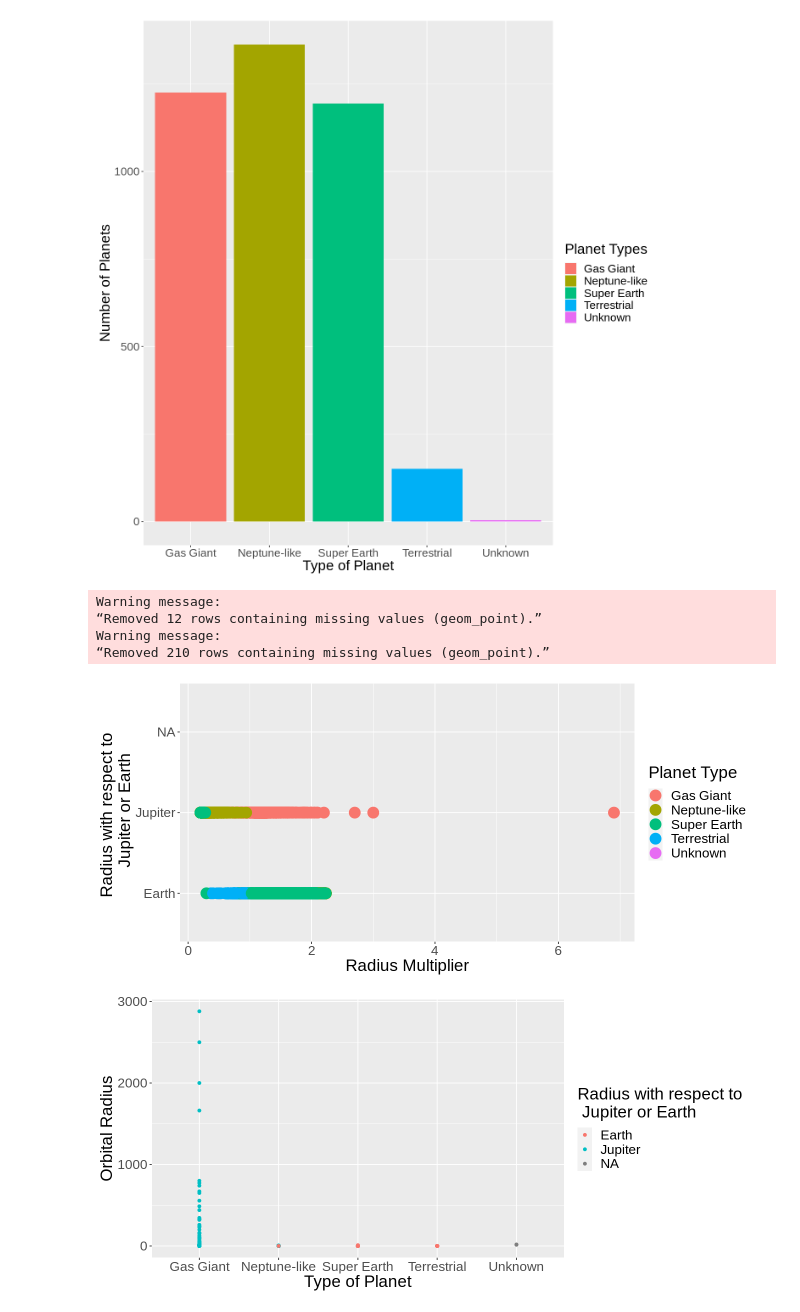
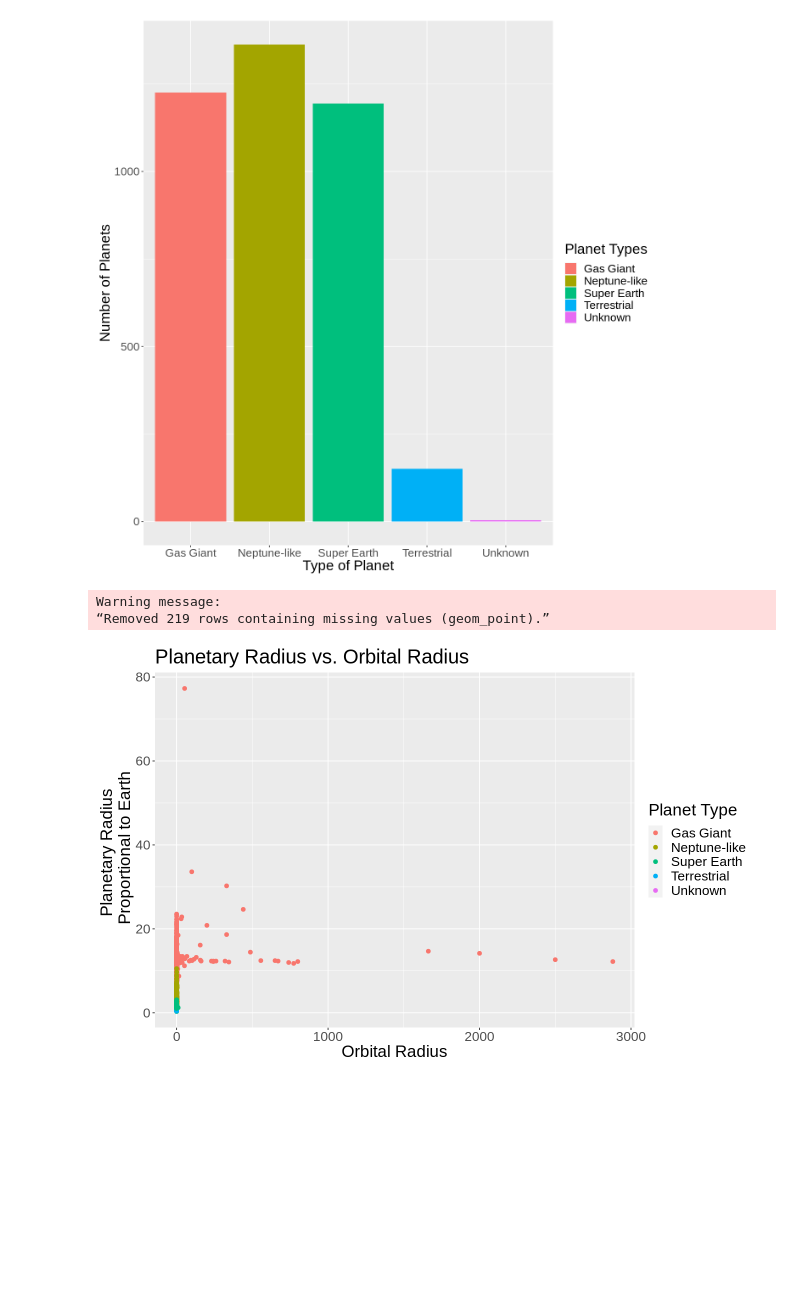
Before and after one commit to karembryo/dsci-project, a Jupyter notebook: data_sci.ipynb, the cells around one changed output. Cells and saved outputs as stored; diff of their text form; code cells hidden in the pictures; blank space fills up the shorter version.

Commit message:
changed graphs again

```diff
--- a/data_sci.ipynb
+++ b/data_sci.ipynb
@@ -27,6 +27,16 @@ library(repr)
 #read the data
 
 data <- read_csv("cleaned_5250.csv")
+
+#clean the data (new column giving radius of the planet relative to Earth's radius)
+
+data$radius_wrt_num[data$radius_wrt == "Earth"] <- 1
+data$radius_wrt_num[data$radius_wrt == "Jupiter"] <- 11.2
+
+data <- data |>
+    mutate(planetary_radius_prop = radius_wrt_num * radius_multiplier) |>
+    select(-radius_wrt_num)
+data
 
 #split data into training & testing
 set.seed(1)
@@ -99,27 +130,17 @@ planet_type_dist #distribution of planet types
 [figure]
 # %%
 #data visualization
-options(repr.plot.width = 11, repr.plot.height = 5)
+options(repr.plot.width = 11, repr.plot.height = 7)
 
 planet_dist <- data_train |>
-    select(planet_type, radius_multiplier, radius_wrt) |>
-    ggplot(aes(x = radius_multiplier, y = radius_wrt, color = planet_type)) +
-    geom_point(size = 6) +
-    labs(x = "Radius Multiplier", y = "Radius with respect to \n Jupiter or Earth", color = "Planet Type") +
-    theme(text = element_text(size = 20))
-planet_dist #how radius multiplier and radius wrt influences planet type
-
-orbital_planet <- data_train |>
-    select(planet_type, orbital_radius, radius_wrt) |>
-    ggplot(aes(x = planet_type, y = orbital_radius, color = radius_wrt)) +
-    geom_point() +
-    labs(x = "Type of Planet", y = "Orbital Radius", color = "Radius with respect to \n Jupiter or Earth") +
-    theme(text = element_text(size = 20))
-orbital_planet
+    select(planet_type, orbital_radius, planetary_radius_prop) |>
+    ggplot(aes(x = orbital_radius, y = planetary_radius_prop, color = planet_type)) +
+    geom_point(size = 2) +
+    labs(x = "Orbital Radius", y = "Planetary Radius \n Proportional to Earth", color = "Planet Type") +
+    theme(text = element_text(size = 20)) +
+    ggtitle("Planetary Radius vs. Orbital Radius")
+planet_dist #how planetary radius and orbital radius influences planet type
 # %% [output]
 Warning message:
-“Removed 12 rows containing missing values (geom_point).”
-Warning message:
-“Removed 210 rows containing missing values (geom_point).”
+“Removed 219 rows containing missing values (geom_point).”
-[figure, old version]
+[figure, new version]
-[figure, removed]
```
Also changed, not shown: parts of 2 cells of this notebook.
